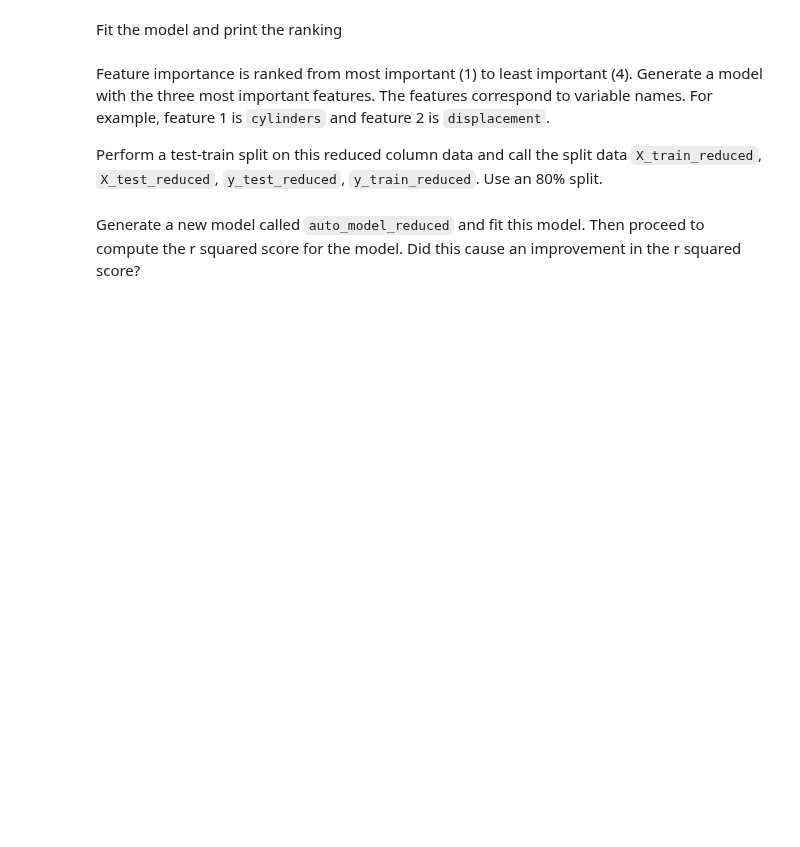
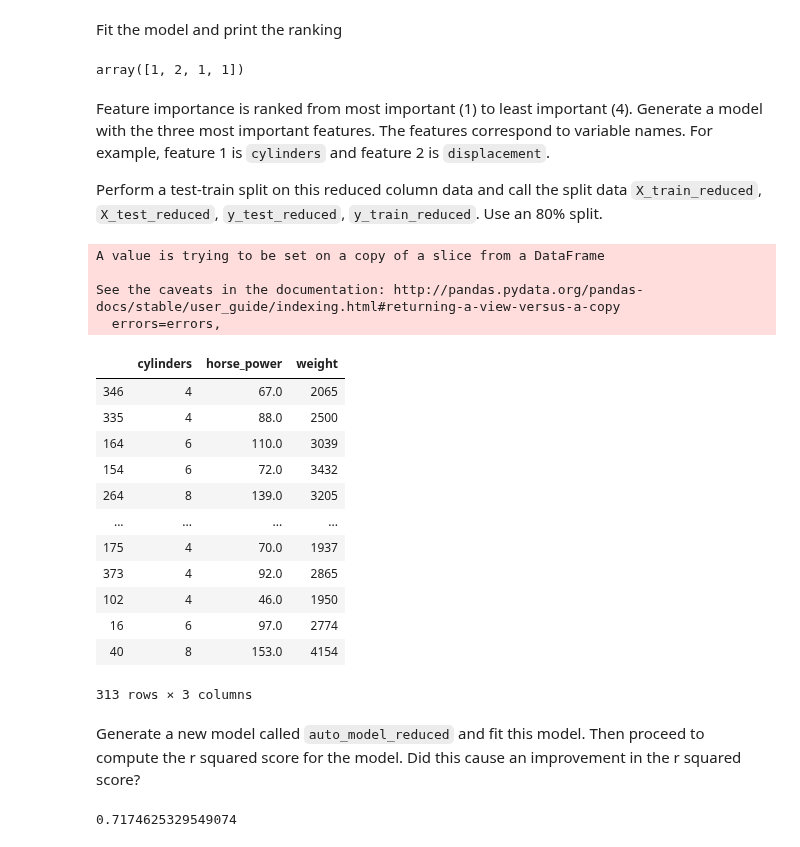
Before and after one commit to ironhack-labs/data-labs, a Jupyter notebook: module-3/lab-intro-to-sklearn/your-code/main.ipynb, the cells around one changed output. Cells and saved outputs as stored; diff of their text form; code cells hidden in the pictures; blank space fills up the shorter version.

```diff
--- a/module-3/lab-intro-to-sklearn/your-code/main.ipynb
+++ b/module-3/lab-intro-to-sklearn/your-code/main.ipynb
@@ -88,0 +194,2 @@ Check the dataset for missing values and remove all rows containing at least one
+# %%
+auto.dropna(how = 'any', inplace = True) # drop a row if ANY of the values are missing, do so in place, axis = 0 by default
@@ -94,5 +221,7 @@ Find the frequency table for the `cylinders` column using the `value_counts()` f
 We would like to generate a linear regression model that will predict mpg. To do this, first drop the `car_name` column since it does not contain any quantitative data. Next separate the dataframe to predictor and response variables. Separate those into test and training data with 80% of the data in the training set and the remainder in the test set.
 
 Assign the predictor and response training data to `X_train` and `y_train` respectively. Similarly, assign the predictor and response test data to `X_test` and `y_test`.
+# %%
+auto.drop('car_name', axis = 1, inplace = True)
 # %%
 # Import the necessary function
@@ -101,3 +235,14 @@ Assign the predictor and response training data to `X_train` and `y_train` respe
+# %%
+# Your code here:
+# assign the predictor data
+auto_features = auto[['cylinders', 'displacement', 'horse_power', 'weight']]
+auto_target = auto['mpg']
+
+X_train, X_test, y_train, y_test = train_test_split(
+    auto_features, # pass in the features
+    auto_target, # pass in the target
+    test_size = 0.2, # 80% of the data is training data, selects the same rows from features and target
+)
 # %% [markdown]
 Now we will the dataset that we processed and peform linear regression on this data to predict the mpg for each vehicle. Initialize the model in the cell below.
 # %%
@@ -156,6 +365,9 @@ Follow the documentation and initialize an RFE model using the `auto_model` line
 Fit the model and print the ranking
 # %%
 # Your code here:
+selector.ranking_
+# %% [output]
+array([1, 2, 1, 1])
 # %% [markdown]
 Feature importance is ranked from most important (1) to least important (4). Generate a model with the three most important features. The features correspond to variable names. For example, feature 1 is `cylinders` and feature 2 is `displacement`.
 
@@ -165,2 +375,34 @@ Perform a test-train split on this reduced column data and call the split data `
+# %%
+# Your code here:
+# since selector.ranking_ returned 1, 2, 1, 1, and my column names are ['cylinders', 'displacement', 'weight', 'acceleration', 'model_year']
+# so I only need to keep cylinders, weight, accell, model year
+auto_features.drop(columns = ['displacement'], axis = 1, inplace = True)
+# %% [output]
+A value is trying to be set on a copy of a slice from a DataFrame
+
+See the caveats in the documentation: http://pandas.pydata.org/pandas-docs/stable/user_guide/indexing.html#returning-a-view-versus-a-copy
+  errors=errors,
+# %%
+X_train_reduced, X_test_reduced, y_train_reduced, y_test_reduced = train_test_split(
+    auto_features, # features
+    auto_target, # test
+    test_size = 0.2,
+)
+
+X_train_reduced
+# %% [output]
+|  | cylinders | horse_power | weight |
+| 346 | 4 | 67.0 | 2065 |
+| 335 | 4 | 88.0 | 2500 |
+| 164 | 6 | 110.0 | 3039 |
+| 154 | 6 | 72.0 | 3432 |
+| 264 | 8 | 139.0 | 3205 |
+| ... | ... | ... | ... |
+| 175 | 4 | 70.0 | 1937 |
+| 373 | 4 | 92.0 | 2865 |
+| 102 | 4 | 46.0 | 1950 |
+| 16 | 6 | 97.0 | 2774 |
+| 40 | 8 | 153.0 | 4154 |
+313 rows × 3 columns
 # %% [markdown]
 Generate a new model called `auto_model_reduced` and fit this model. Then proceed to compute the r squared score for the model. Did this cause an improvement in the r squared score?
@@ -168,0 +409,9 @@ Generate a new model called `auto_model_reduced` and fit this model. Then procee
+# %%
+# Your code here:
+auto_model_reduced = LinearRegression()
+auto_model_reduced.fit(X_train_reduced, y_train_reduced)
+
+auto_model_reduced.score(X_test_reduced, y_test_reduced)
+# YES! 0.717 is higher than the previous r-squared score of 0.69
+# %% [output]
+0.7174625329549074
```
Also changed, not shown: parts of 47 cells of this notebook, 2 other files.
